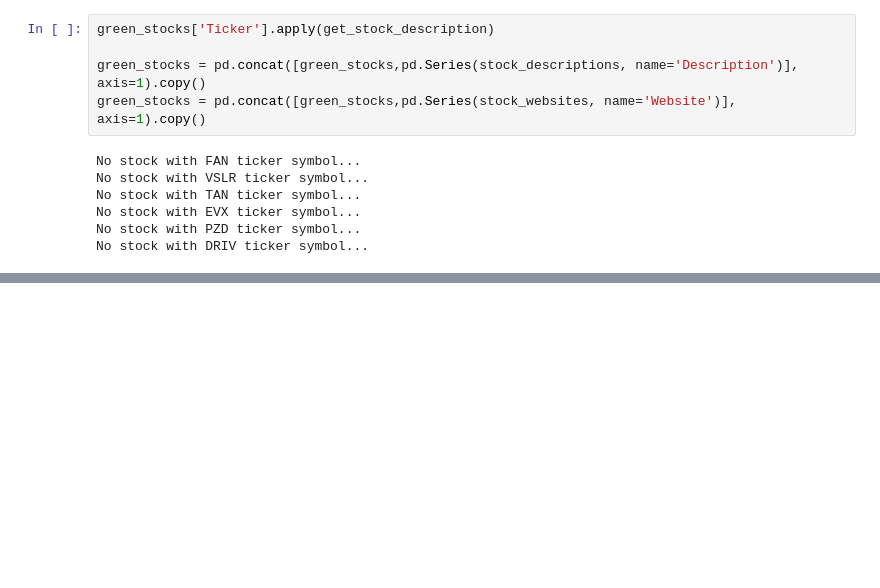
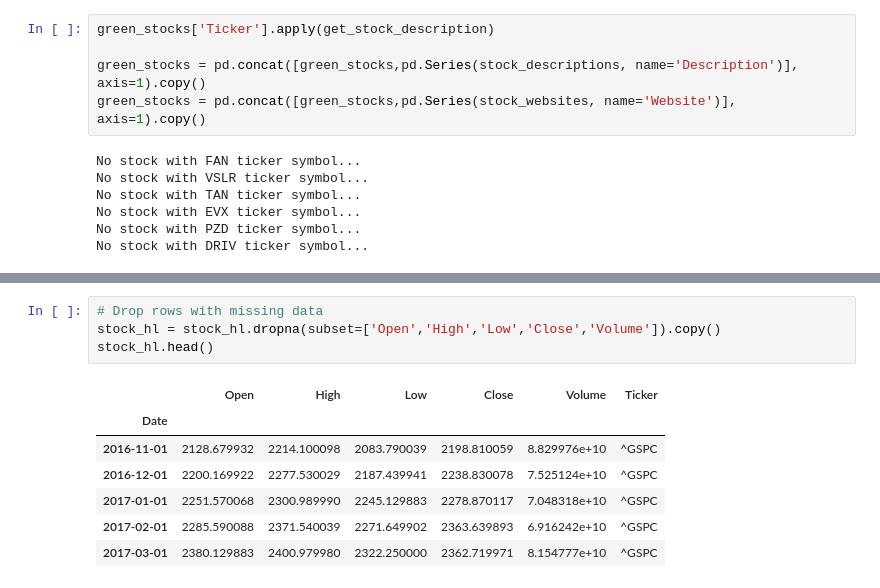
Before and after one commit to skonkiel/pme-green-stocks, a Jupyter notebook: Clean and load data.ipynb, the cells around one changed output, grey strips where cells are left out. Cells and saved outputs as stored; diff of their text form; blank space fills up the shorter version.

```diff
--- a/Clean and load data.ipynb
+++ b/Clean and load data.ipynb
@@ -112,0 +252,12 @@ green_stocks
+# %%
+# Drop rows with missing data
+stock_hl = stock_hl.dropna(subset=['Open','High','Low','Close','Volume']).copy()
+stock_hl.head()
+# %% [output]
+|  | Open | High | Low | Close | Volume | Ticker |
+| Date |  |  |  |  |  |  |
+| 2016-11-01 | 2128.679932 | 2214.100098 | 2083.790039 | 2198.810059 | 8.829976e+10 | ^GSPC |
+| 2016-12-01 | 2200.169922 | 2277.530029 | 2187.439941 | 2238.830078 | 7.525124e+10 | ^GSPC |
+| 2017-01-01 | 2251.570068 | 2300.989990 | 2245.129883 | 2278.870117 | 7.048318e+10 | ^GSPC |
+| 2017-02-01 | 2285.590088 | 2371.540039 | 2271.649902 | 2363.639893 | 6.916242e+10 | ^GSPC |
+| 2017-03-01 | 2380.129883 | 2400.979980 | 2322.250000 | 2362.719971 | 8.154777e+10 | ^GSPC |
```
Also changed, not shown: parts of 10 cells of this notebook.
